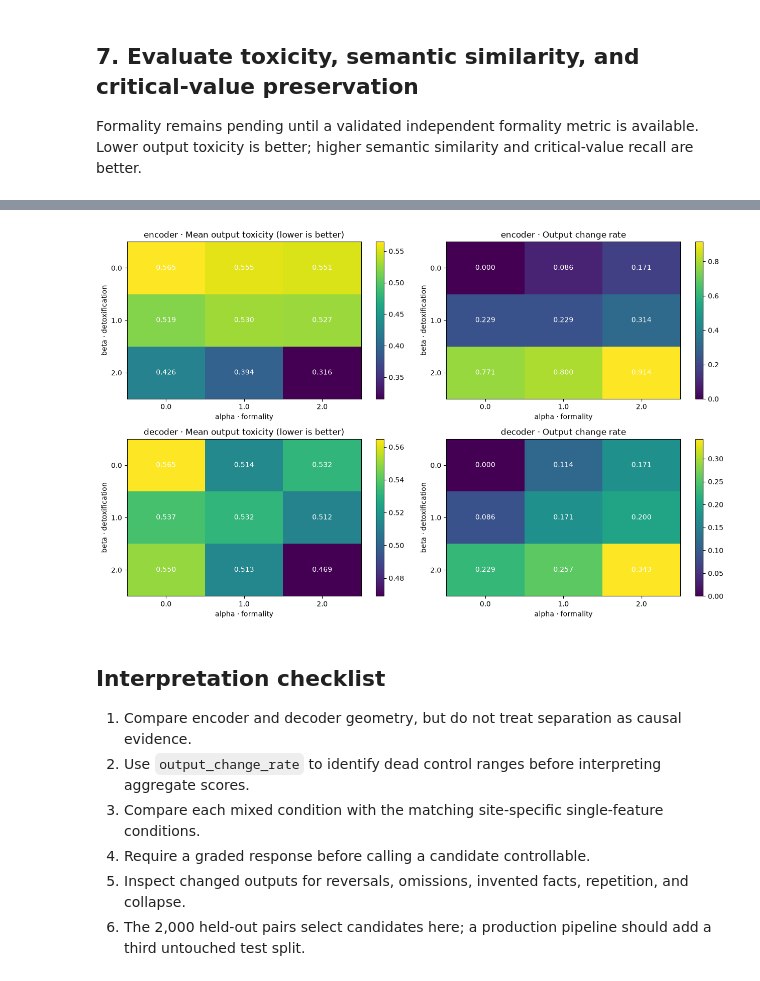
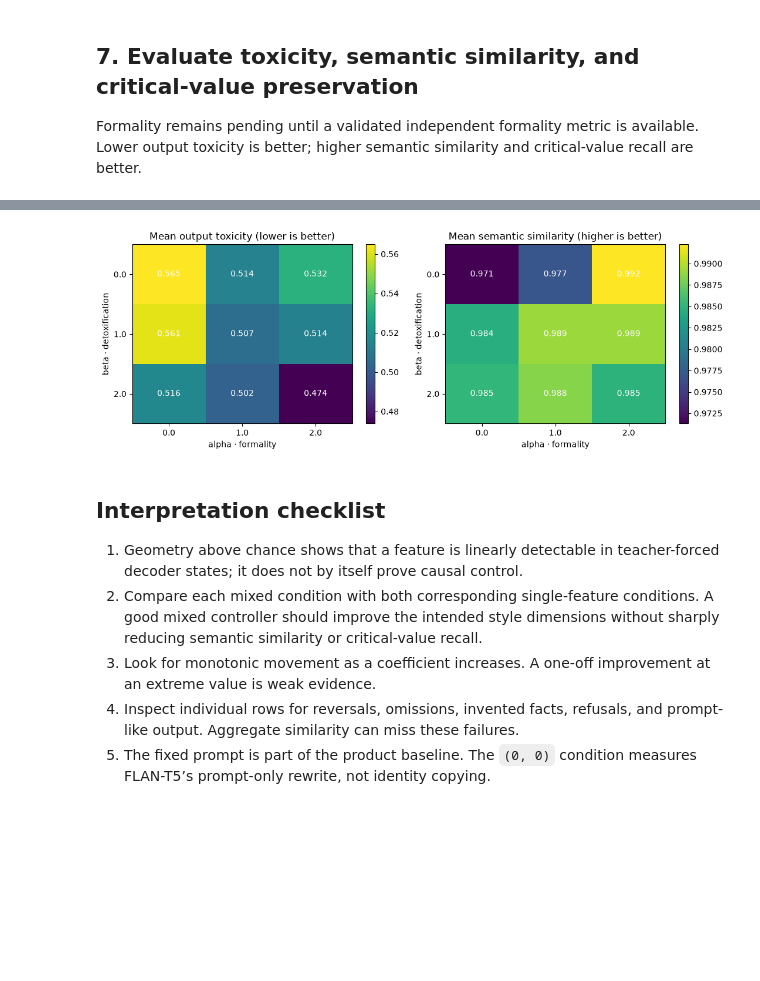
Before and after one commit to ayman-tech/SecondThought, a Jupyter notebook: steering_experimentation/t5_feature_steering.ipynb, the cells around one changed output, grey strips where cells are left out. Cells and saved outputs as stored; diff of their text form; code cells hidden in the pictures; blank space fills up the shorter version.

```diff
--- a/steering_experimentation/t5_feature_steering.ipynb
+++ b/steering_experimentation/t5_feature_steering.ipynb
@@ -18,6 +18,7 @@ from contextlib import ExitStack
 from dataclasses import dataclass
 from pathlib import Path
 import json
+import math
 import time
 
 from datasets import load_dataset
@@ -49,14 +50,13 @@ PARADETOX_ID = "s-nlp/paradetox"
 TEST_PATH = PROJECT_ROOT / "data" / "workplace_eval" / "input.jsonl"
 
 SEED = 42
-EXTRACTION_PAIRS = 8_000
-HELDOUT_PAIRS = 2_000
+EXTRACTION_PAIRS = 2_000
+HELDOUT_PAIRS = 500
 BATCH_SIZE = 32
 MAX_SOURCE_LENGTH = 192
 MAX_TARGET_LENGTH = 96
 ALPHAS = [0.0, 1.0, 2.0]
 BETAS = [0.0, 1.0, 2.0]
-INTERVENTION_SITES = ["encoder", "decoder"]
 
 ARTIFACT_PATH = ARTIFACT_DIRECTORY / "flan_t5_small_feature_directions.pt"
 LAYER_RESULTS_PATH = RESULT_DIRECTORY / "t5_feature_layer_results.csv"
@@ -75,10 +75,7 @@ model.eval()
 print({
     "model": MODEL_ID,
     "device": str(device),
-    "encoder_layers": model.config.num_layers,
     "decoder_layers": model.config.num_decoder_layers,
     "hidden_size": model.config.d_model,
-    "extraction_pairs_per_feature": EXTRACTION_PAIRS,
-    "heldout_pairs_per_feature": HELDOUT_PAIRS,
 })
 # %% [output]
@@ -722,49 +590,34 @@ print("Saved:", SUMMARY_PATH)
 Saved: /Users/nandanprince/Desktop/NLP_project/SecondThought/testing/results/t5_mixed_steering_evaluated.csv
 Saved: /Users/nandanprince/Desktop/NLP_project/SecondThought/testing/results/t5_mixed_steering_summary.csv
 # %%
-fig, axes = plt.subplots(2, 2, figsize=(13, 8))
-for row_index, site in enumerate(INTERVENTION_SITES):
-    site_summary = summary.query("intervention_site == @site")
-    grids = [
-        (
-            site_summary.pivot(index="beta", columns="alpha", values="mean_output_toxicity"),
-            "Mean output toxicity (lower is better)",
-        ),
-        (
-            site_summary.pivot(index="beta", columns="alpha", values="output_change_rate"),
-            "Output change rate",
-        ),
-    ]
-    for column_index, (grid, title) in enumerate(grids):
-        ax = axes[row_index, column_index]
-        image = ax.imshow(grid.values, cmap="viridis", aspect="auto")
-        ax.set_xticks(range(len(grid.columns)), grid.columns)
-        ax.set_yticks(range(len(grid.index)), grid.index)
-        ax.set(
-            xlabel="alpha · formality",
-            ylabel="beta · detoxification",
-            title=f"{site} · {title}",
-        )
-        for y in range(grid.shape[0]):
-            for x in range(grid.shape[1]):
-                ax.text(
-                    x, y, f"{grid.iloc[y, x]:.3f}",
-                    ha="center", va="center", color="white",
-                )
-        fig.colorbar(image, ax=ax)
+toxicity_grid = summary.pivot(index="beta", columns="alpha", values="mean_output_toxicity")
+similarity_grid = summary.pivot(index="beta", columns="alpha", values="mean_semantic_similarity")
+
+fig, axes = plt.subplots(1, 2, figsize=(11, 4))
+for ax, grid, title in [
+    (axes[0], toxicity_grid, "Mean output toxicity (lower is better)"),
+    (axes[1], similarity_grid, "Mean semantic similarity (higher is better)"),
+]:
+    image = ax.imshow(grid.values, cmap="viridis", aspect="auto")
+    ax.set_xticks(range(len(grid.columns)), grid.columns)
+    ax.set_yticks(range(len(grid.index)), grid.index)
+    ax.set(xlabel="alpha · formality", ylabel="beta · detoxification", title=title)
+    for y in range(grid.shape[0]):
+        for x in range(grid.shape[1]):
+            ax.text(x, y, f"{grid.iloc[y, x]:.3f}", ha="center", va="center", color="white")
+    fig.colorbar(image, ax=ax)
 plt.tight_layout()
 plt.show()
 # %% [output]
-[figure, old version]
+[figure, new version]
 # %% [markdown]
 ## Interpretation checklist
 
-1. Compare encoder and decoder geometry, but do not treat separation as causal evidence.
-2. Use `output_change_rate` to identify dead control ranges before interpreting aggregate scores.
-3. Compare each mixed condition with the matching site-specific single-feature conditions.
-4. Require a graded response before calling a candidate controllable.
-5. Inspect changed outputs for reversals, omissions, invented facts, repetition, and collapse.
-6. The 2,000 held-out pairs select candidates here; a production pipeline should add a third untouched test split.
+1. Geometry above chance shows that a feature is linearly detectable in teacher-forced decoder states; it does not by itself prove causal control.
+2. Compare each mixed condition with both corresponding single-feature conditions. A good mixed controller should improve the intended style dimensions without sharply reducing semantic similarity or critical-value recall.
+3. Look for monotonic movement as a coefficient increases. A one-off improvement at an extreme value is weak evidence.
+4. Inspect individual rows for reversals, omissions, invented facts, refusals, and prompt-like output. Aggregate similarity can miss these failures.
+5. The fixed prompt is part of the product baseline. The `(0, 0)` condition measures FLAN-T5’s prompt-only rewrite, not identity copying.
 # %% [markdown]
 ## Results report
 
```
Also changed, not shown: parts of 15 cells of this notebook.
